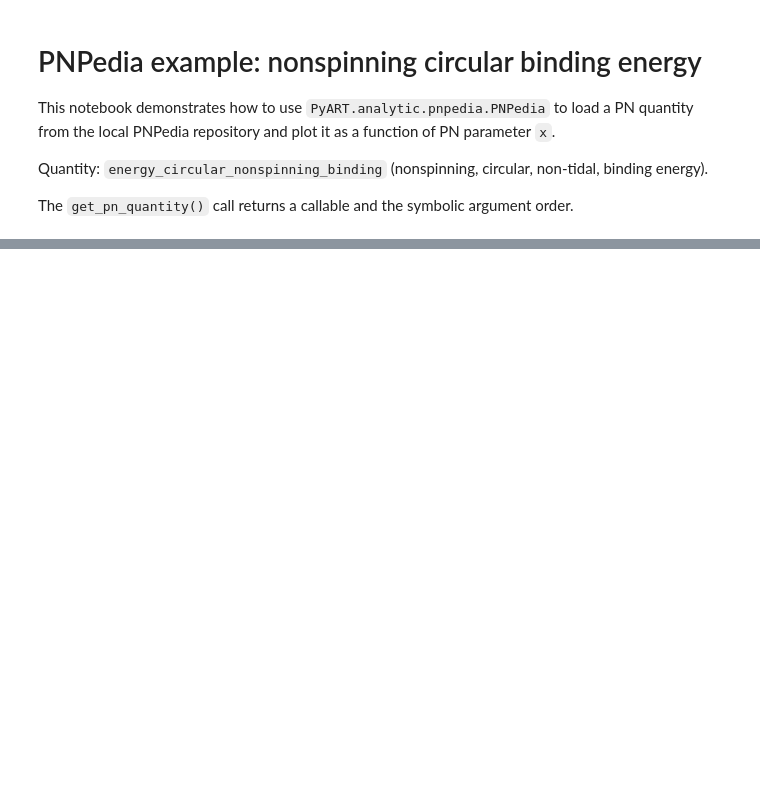
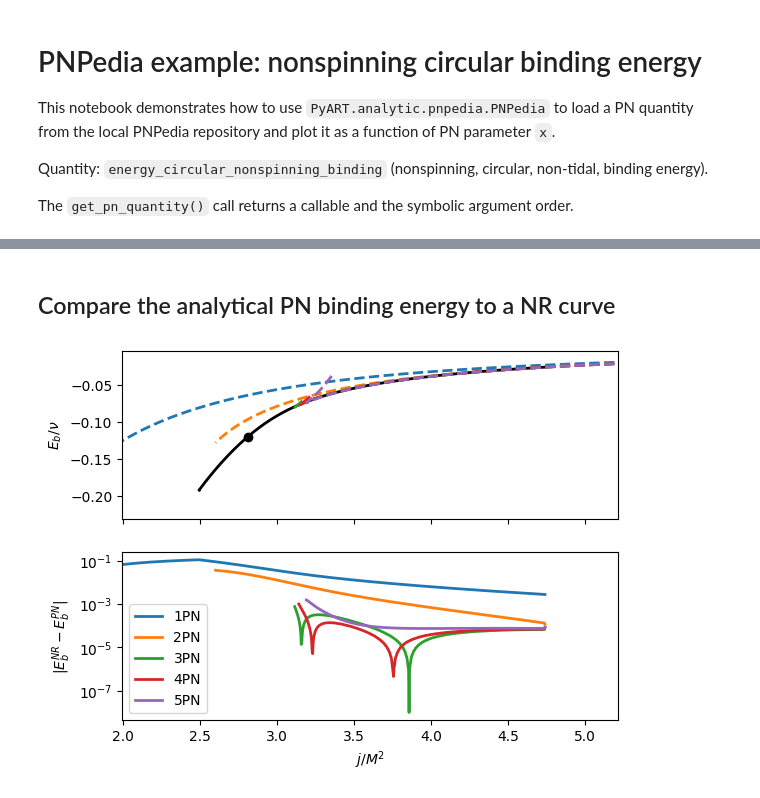
Before and after one commit to RoxGamba/PyART, a Jupyter notebook: docs/source/tutorials/pnpedia.ipynb, the cells around one changed output, grey strips where cells are left out. Cells and saved outputs as stored; diff of their text form; code cells hidden in the pictures; blank space fills up the shorter version.

```diff
--- a/docs/source/tutorials/pnpedia.ipynb
+++ b/docs/source/tutorials/pnpedia.ipynb
@@ -87,0 +68,74 @@ plt.show()
+# %% [markdown]
+## Compare the analytical PN binding energy to a NR curve
+# %%
+# binding energy vs angular momentum plot, compare with NR
+# Note: this NR comparison is rather "naive", one should in principle shift the NR curve
+# such that the final state (remnant) coincides with the last point of the NR curve, see
+# the appendix of https://arxiv.org/pdf/1506.08457
+
+
+# NR curve from SXS catalog
+from PyART.catalogs import sxs
+sxs_waveform = sxs.Waveform_SXS(ID='0180',
+                                download=True,
+                                ignore_deprecation=True,
+                                downloads=["hlm", "metadata", "horizons"],
+                                load=["hlm", "metadata", "horizons"]
+                                )
+t_max, _, _, _, mrg_idx = sxs_waveform.find_max(return_idx=True, mode=(2,2))
+M_adm_0 = sxs_waveform.metadata['E0byM']
+J_adm_0 = sxs_waveform.metadata['Jz0']
+m1 = sxs_waveform.metadata['m1']
+m2 = sxs_waveform.metadata['m2']
+modes = [(2, 2), (2, 1), (3, 3), (4, 4), (2, -2), (2, -1), (3, -3), (4, -4)]
+eb, e, jorb = sxs_waveform.ej_from_hlm(M_adm_0, J_adm_0, m1, m2, modes=modes)
+
+# identify NR merger
+e_mrg = eb[mrg_idx]
+j_mrg = jorb[mrg_idx]
+
+fig, ax = plt.subplots(2, 1, sharex=True)
+ax0, ax1 = ax
+ax0.plot(jorb, eb, 'k-', lw=2, label='NR (SXS:BBH:0180)')
+ax0.scatter(j_mrg, e_mrg, color='k', label='Merger')
+
+# flip arrays to have increasing J/nu
+jorb = jorb[::-1]
+eb = eb[::-1]
+
+# PN curve (NPN order)
+for order, color in zip(energy_orders, ['C0', 'C1', 'C2', 'C3', 'C4']):
+    analytic_E, vrse = npd.get_pn_quantity('energy_circular_nonspinning_binding',order ).to_function()
+    analytic_J, vrsj = npd.get_pn_quantity('angular_momentum_circular_nonspinning_conservative', order).to_function()
+
+    # Use the same value_map as before
+    value_map = {'G': 1.0, 'b0': 1.0, 'c': 1.0, 'm': 1.0, 'nu': 0.25, 'x': x}
+    E = analytic_E(*[value_map[str(s)] for s in vrse])
+    J = analytic_J(*[value_map[str(s)] for s in vrsj])
+
+
+    ax0.plot(J/value_map['nu'], E/value_map['nu'], '--',color=color, lw=2, label=f'{order}PN')
+    # plot residuals
+    # find closes point where J/nu ~Jmin and flip arrays to have increasing J/nu
+    jmin, jmax = min(J/value_map['nu']), max(jorb)
+    jint = np.linspace(jmin, jmax, 500)
+    idx_min = np.argmin(np.abs(J/value_map['nu'] - jmin))
+    J = J[:idx_min-1]
+    E = E[:idx_min-1]
+    J = J[::-1]
+    E = E[::-1]
+
+    eb_nr_int = np.interp(jint, jorb, eb)
+    eb_pn_int = np.interp(jint, J/value_map['nu'], E/value_map['nu'])
+    deltaE = np.abs(eb_nr_int - eb_pn_int)
+    ax1.semilogy(jint, deltaE, '-', lw=2, color=color, label=f'{int(order)+1}PN')
+
+ax0.set_xlim(min(jorb)*0.8, max(jorb)*1.1)
+ax0.set_ylim(min(eb)*1.2, max(eb)*0.1)
+ax0.set_ylabel(r'$E_b/\nu$')
+ax1.set_xlabel(r'$j/M^2$')
+ax1.legend()
+ax1.set_ylabel(r'$|E_b^{NR} - E_b^{PN}|$')
+plt.show()
+# %% [output]
+[figure, added]
```
Also changed, not shown: parts of 4 cells of this notebook, 9 other files.
